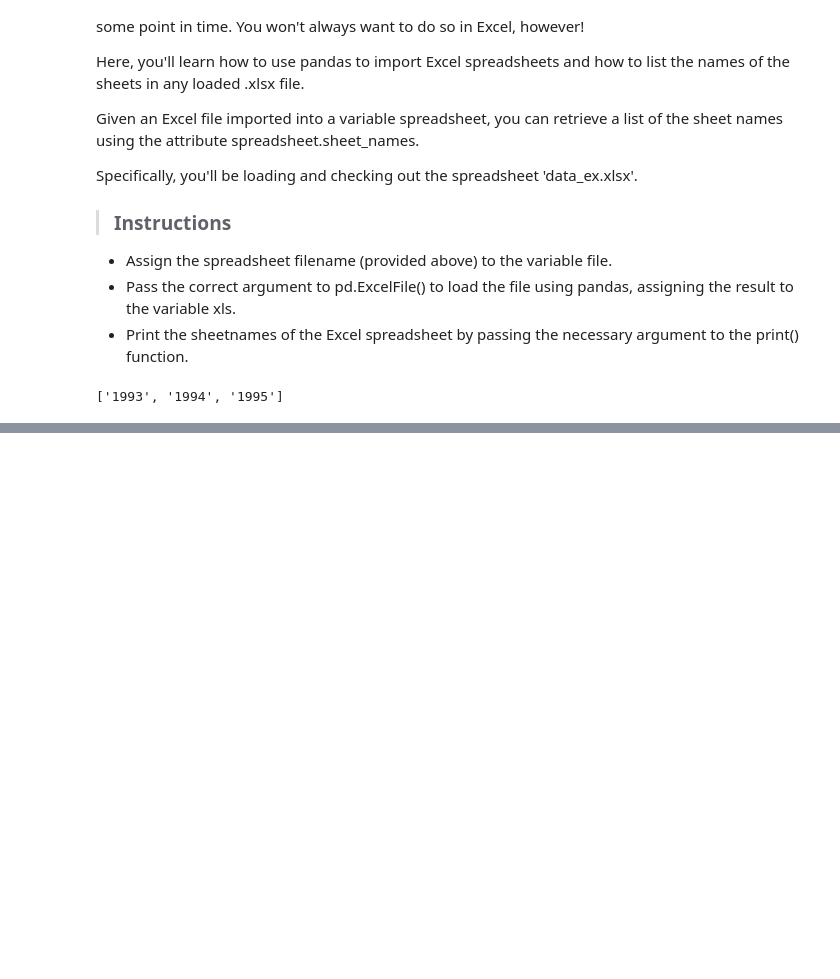
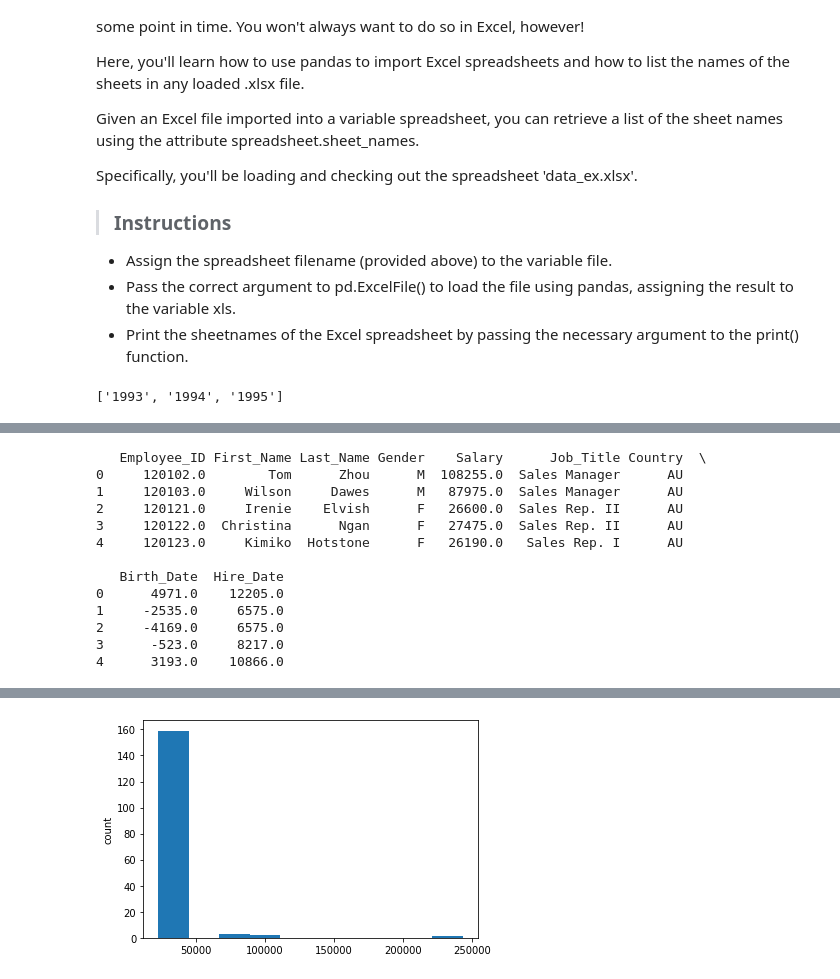
Before and after one commit to asfandyarsaeed1/Python-For-DataScience, a Jupyter notebook: Exercise/Importing_data_via_Python.ipynb, the cells around one changed output, grey strips where cells are left out. Drawn from its saved outputs; the diff is of its cells as text; code cells hidden in the pictures; blank space fills up the shorter version.

Commit message:
importing data

```diff
--- a/Exercise/Importing_data_via_Python.ipynb
+++ b/Exercise/Importing_data_via_Python.ipynb
@@ -392,0 +435,10 @@ print(ps.sheet_names)
+# %%
+import pandas as pd
+dd=pd.ExcelFile('data_ex1.xlsx')
+print(dd.parse(0))
+ds=dd.parse(0,usecols=['War'],names=['War','age-adjusted mortality due to 2002'],skiprows=1)
+print(ds)
+### second sheet
+print(dd.parse(1))
+df=dd.parse(1,skiprows=1,names=['1994'])
+print(df)
@@ -392,0 +476,26 @@ print(ps.sheet_names)
+# %%
+import pandas as pd
+# from sas7bdat import SAS7BDAT
+from sas7bdat import SAS7BDAT
+sas7bdat_file='sales.sas7bdat'
+# dd = pd.read_excel('ssas.xlsx')
+with SAS7BDAT(sas7bdat_file) as file:
+    df=file.to_data_frame()
+print(df.head())
+plt.hist(df[['Salary']])
+plt.ylabel('count')
+plt.show()
+# %% [output]
+   Employee_ID First_Name Last_Name Gender    Salary      Job_Title Country  \
+0     120102.0        Tom      Zhou      M  108255.0  Sales Manager      AU
+1     120103.0     Wilson     Dawes      M   87975.0  Sales Manager      AU
+2     120121.0     Irenie    Elvish      F   26600.0  Sales Rep. II      AU
+3     120122.0  Christina      Ngan      F   27475.0  Sales Rep. II      AU
+4     120123.0     Kimiko  Hotstone      F   26190.0   Sales Rep. I      AU
+
+   Birth_Date  Hire_Date
+0      4971.0    12205.0
+1     -2535.0     6575.0
+2     -4169.0     6575.0
+3      -523.0     8217.0
+4      3193.0    10866.0
@@ -392,0 +505 @@ print(ps.sheet_names)
+[figure, added]
```
Also changed, not shown: parts of 6 cells of this notebook, 6 other files.
